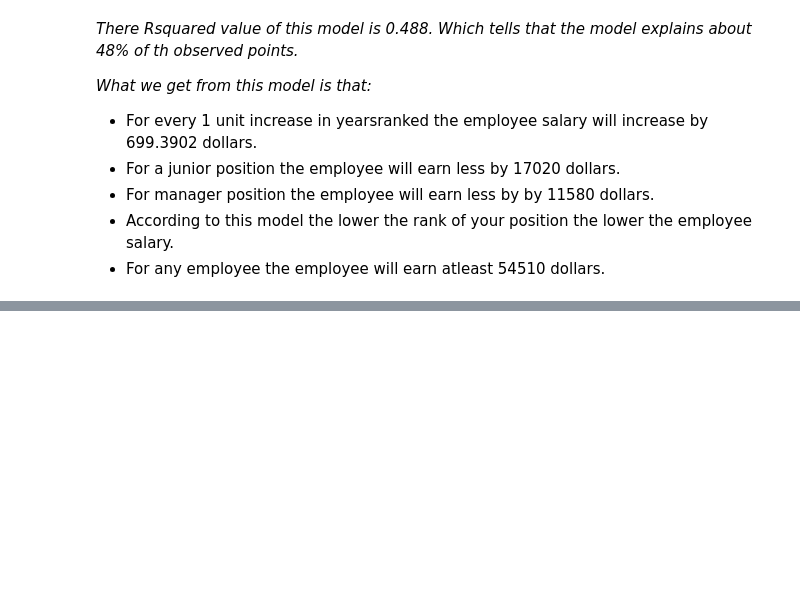
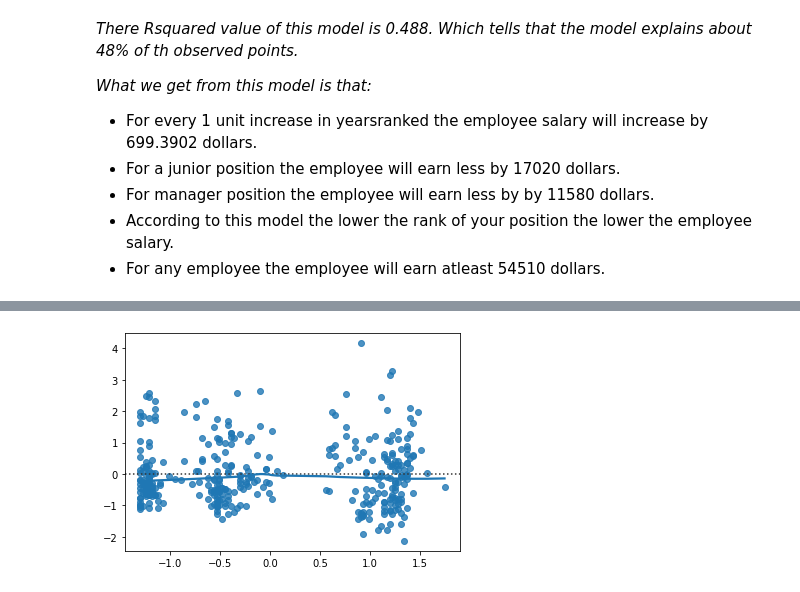
Before and after one commit to LeboSeribe/Multivariate-Regression, a Jupyter notebook: Multivariate.ipynb, the cells around one changed output, grey strips where cells are left out. Saved outputs shown, nothing was run; the diff lists cells and outputs as text; code cells hidden in the pictures; blank space fills up the shorter version.

```diff
--- a/Multivariate.ipynb
+++ b/Multivariate.ipynb
@@ -400,0 +386,3 @@ sns.residplot(x, y, data = desired_data, lowess = True)
+# %%
+salary_prediction1 = model2.predict(x_train3)
+salary_prediction2 = model2.predict(x_test1)
@@ -400,0 +391,10 @@ sns.residplot(x, y, data = desired_data, lowess = True)
+# %%
+residual1 = y_train.values - salary_prediction1
+residual2 = y_test.values - salary_prediction2
+residual1_mean = residual1.mean()
+residual2_mean = residual2.mean()
+residual1_std = residual1.std()
+residual2_std = residual2.std()
+# %%
+standardised_residual1 =  residual1/residual1_std
+standardised_residual1
@@ -400,0 +414,10 @@ sns.residplot(x, y, data = desired_data, lowess = True)
+# %%
+standardised_predicted = (salary_prediction1 - salary_prediction1.mean())/salary_prediction1.std()
+# %%
+
+fig,figsize = (60,30)
+sns.residplot(standardised_predicted, standardised_residual1,lowess = True)
+plt.xlabel = ('fitted values')
+#title and labels x = predicted(fitted values) and y = std residuals
+# %% [output]
+[figure, added]
```
Also changed, not shown: parts of 19 cells of this notebook.
